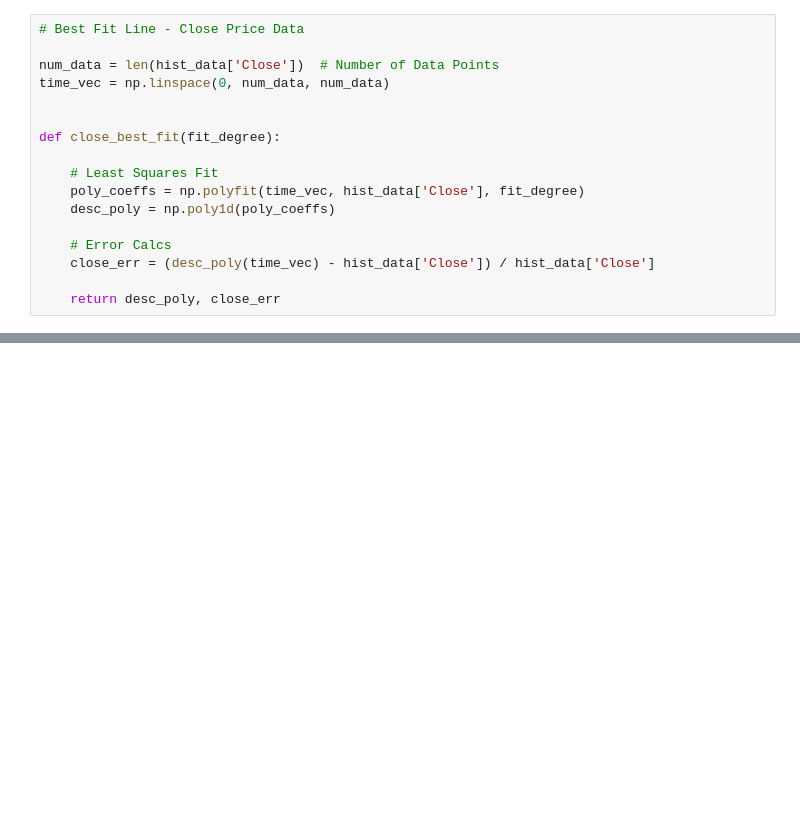
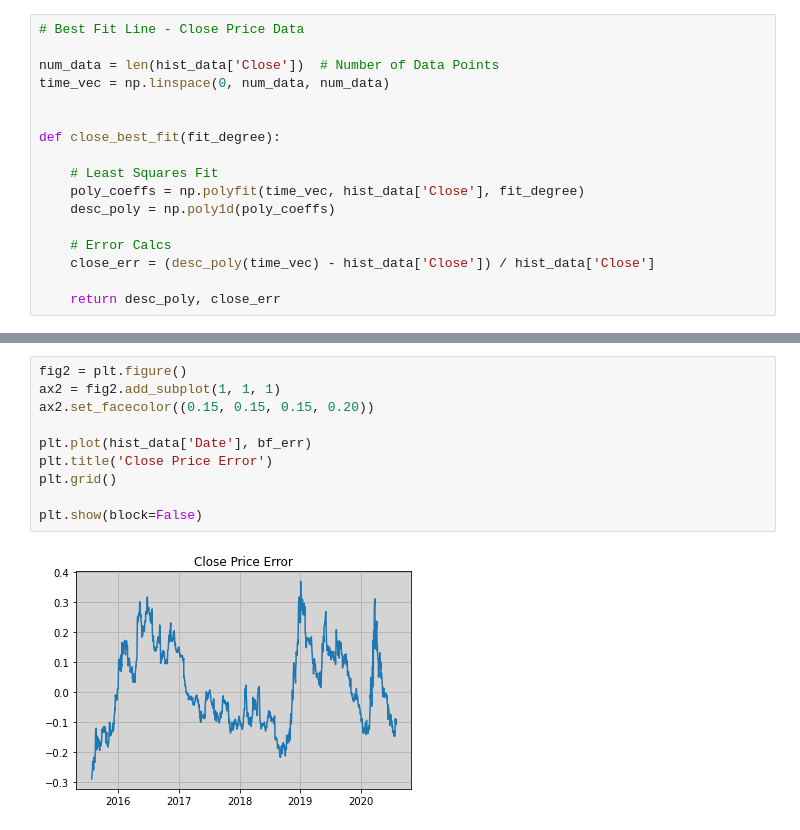
Before and after one commit to aryan-regmi/stock, a Jupyter notebook: ntbk_mk01.ipynb, the cells around one changed output, grey strips where cells are left out. Cells and saved outputs as stored; diff of their text form; blank space fills up the shorter version.

Commit message:
Cumulative error sum

```diff
--- a/ntbk_mk01.ipynb
+++ b/ntbk_mk01.ipynb
@@ -70,2 +69,14 @@ plt.show()
 # %% [output]
 [figure]
+# %%
+fig2 = plt.figure()
+ax2 = fig2.add_subplot(1, 1, 1)
+ax2.set_facecolor((0.15, 0.15, 0.15, 0.20))
+
+plt.plot(hist_data['Date'], bf_err)
+plt.title('Close Price Error')
+plt.grid()
+
+plt.show(block=False)
+# %% [output]
+[figure, added]
```
Also changed, not shown: parts of 3 cells of this notebook.
